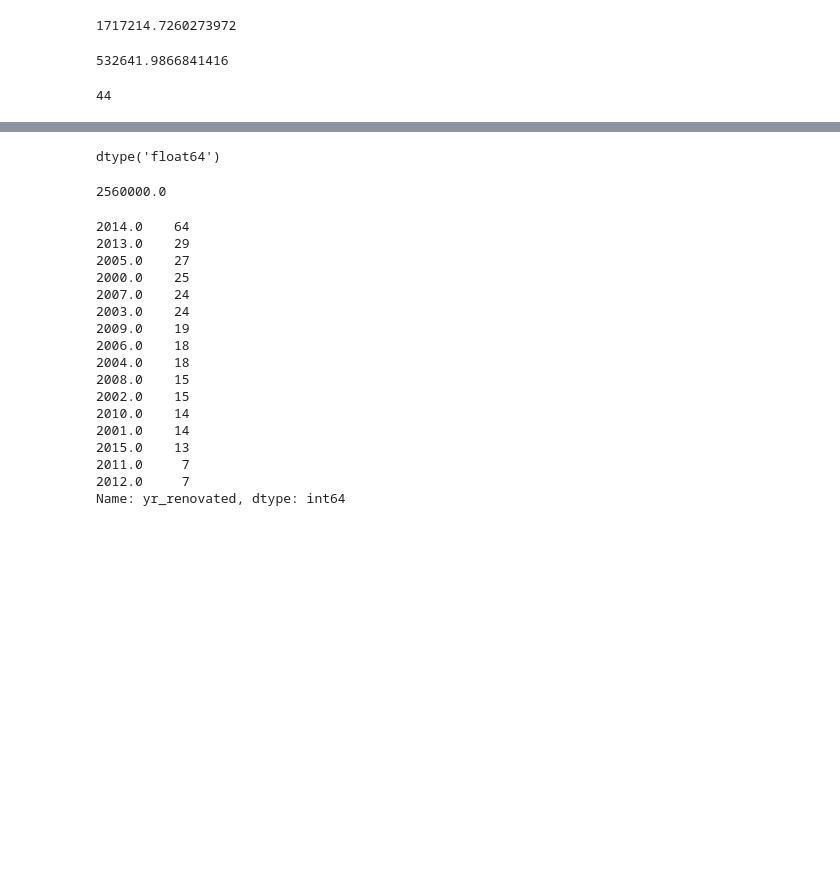
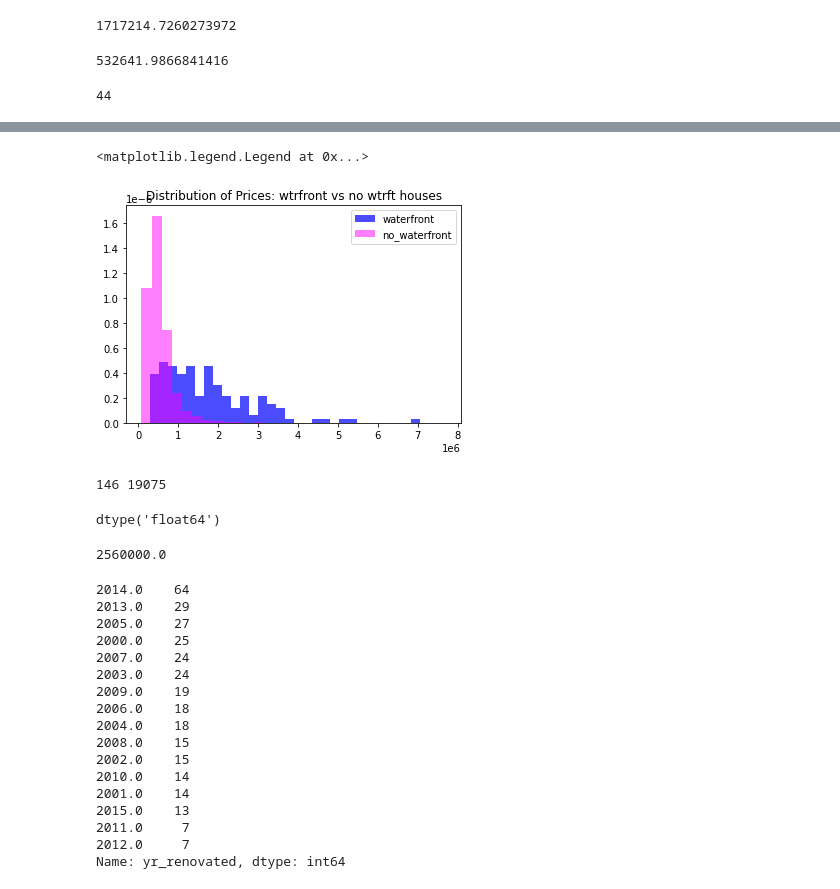
Before and after one commit to Luv2bnanook44/phase_2_project_quanggang, a Jupyter notebook: notebooks/jamie_notebook.ipynb, the cells around one changed output, grey strips where cells are left out. Drawn from its saved outputs; the diff is of its cells as text; code cells hidden in the pictures; blank space fills up the shorter version.

```diff
--- a/notebooks/jamie_notebook.ipynb
+++ b/notebooks/jamie_notebook.ipynb
@@ -661,3 +638,18 @@ plt.hist(no_waterfront, bins=20, color='blue', density=True, alpha=.4)
+# %%
+waterfront = df_wf['price'][df_wf['waterfront']==1]
+no_waterfront = df_wf['price'][df_wf['waterfront']==0]
+plt.hist(waterfront, bins=30, color='blue', density=True, alpha=.7, label='waterfront')
+plt.hist(no_waterfront, bins=30, color='magenta', density=True, alpha=.5, label='no_waterfront')
+plt.title('Distribution of Prices: wtrfront vs no wtrft houses')
+plt.legend()
+# %% [output]
+<matplotlib.legend.Legend at 0x...>
+[figure, added]
+# %%
+print(len(waterfront), len(no_waterfront))
+# very small minority
+# %% [output]
+146 19075
 # %%
 df['price'].dtype
 # %% [output]
```
Also changed, not shown: parts of 43 cells of this notebook, 1 other file.
